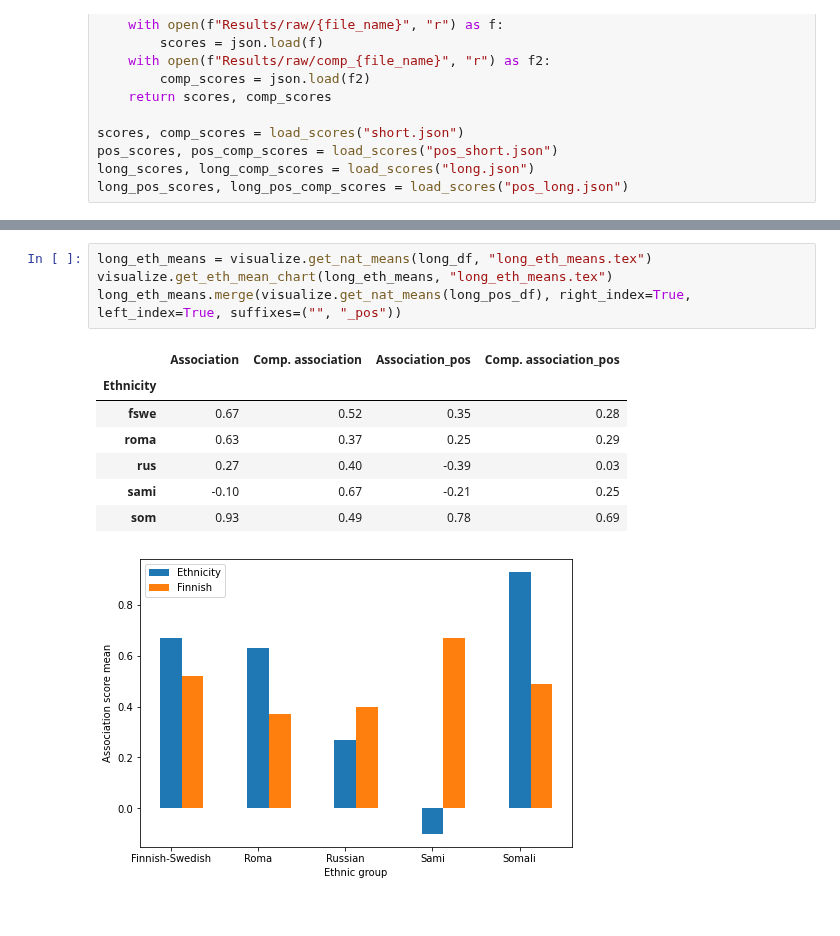
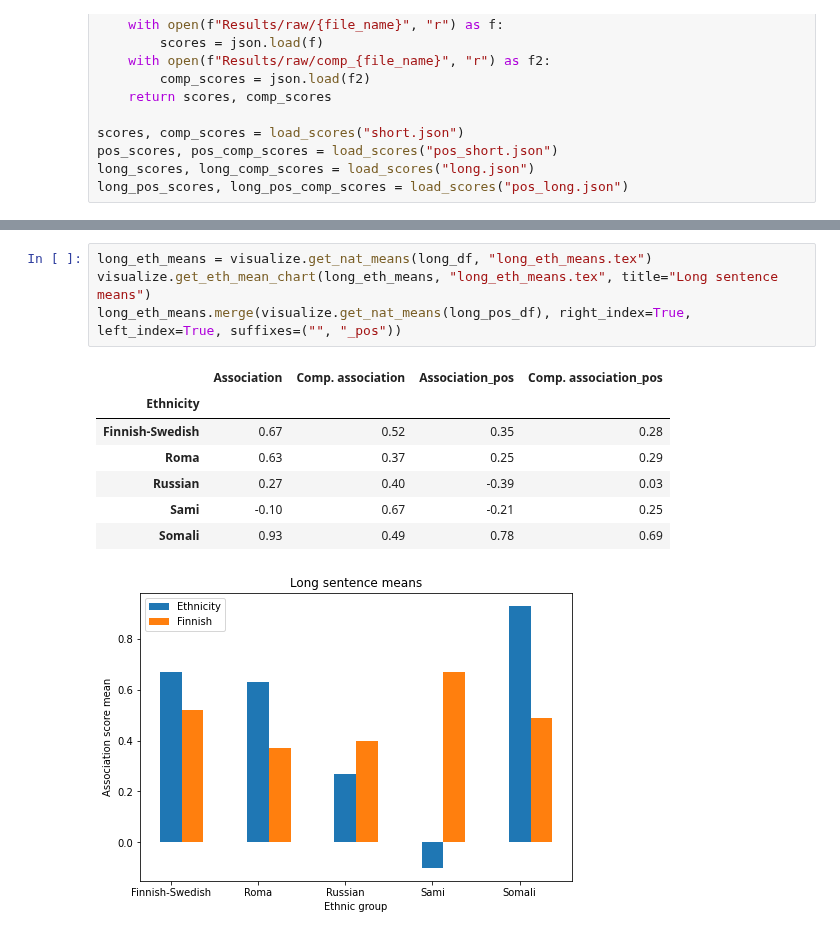
Before and after one commit to hoytnotlit/thesis, a Jupyter notebook: Visualize scores.ipynb, the cells around one changed output, grey strips where cells are left out. Drawn from its saved outputs; the diff is of its cells as text.

```diff
--- a/Visualize scores.ipynb
+++ b/Visualize scores.ipynb
@@ -43,16 +41,16 @@ eth_means.merge(visualize.get_nat_means(pos_df), right_index=True, left_index=Tr
 # %%
 long_eth_means = visualize.get_nat_means(long_df, "long_eth_means.tex")
-visualize.get_eth_mean_chart(long_eth_means, "long_eth_means.tex")
+visualize.get_eth_mean_chart(long_eth_means, "long_eth_means.tex", title="Long sentence means")
 long_eth_means.merge(visualize.get_nat_means(long_pos_df), right_index=True, left_index=True, suffixes=("", "_pos"))
 # %% [output]
 |  | Association | Comp. association | Association_pos | Comp. association_pos |
 | Ethnicity |  |  |  |  |
-| fswe | 0.67 | 0.52 | 0.35 | 0.28 |
-| roma | 0.63 | 0.37 | 0.25 | 0.29 |
-| rus | 0.27 | 0.40 | -0.39 | 0.03 |
-| sami | -0.10 | 0.67 | -0.21 | 0.25 |
-| som | 0.93 | 0.49 | 0.78 | 0.69 |
+| Finnish-Swedish | 0.67 | 0.52 | 0.35 | 0.28 |
+| Roma | 0.63 | 0.37 | 0.25 | 0.29 |
+| Russian | 0.27 | 0.40 | -0.39 | 0.03 |
+| Sami | -0.10 | 0.67 | -0.21 | 0.25 |
+| Somali | 0.93 | 0.49 | 0.78 | 0.69 |
-[figure, old version]
+[figure, new version]
 # %%
 # combine short+long scores
 comb = pd.concat((df, long_df))
```
Also changed, not shown: parts of 13 cells of this notebook, 26 other files.
